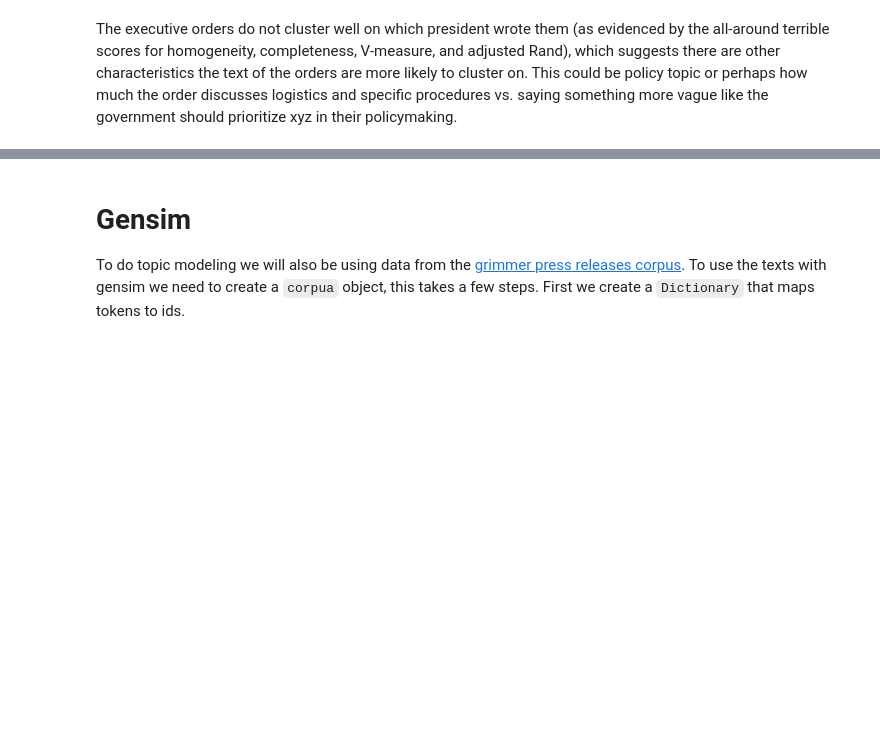
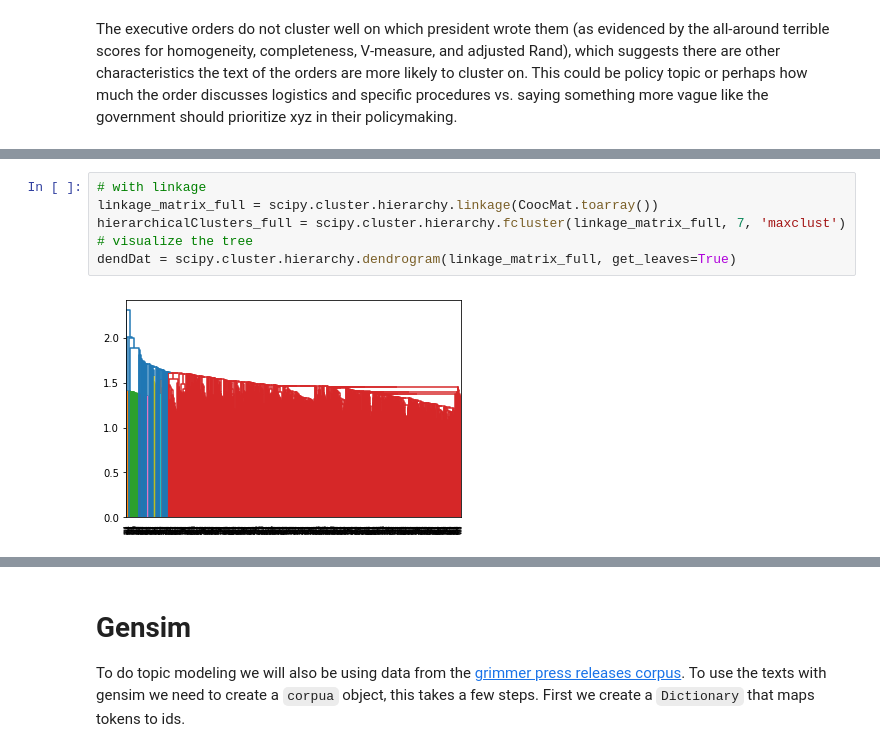
Before and after one commit to lilygrier/Homework-Notebooks, a Jupyter notebook: week-6/6-Discovering-Patterns-Clusters-and-Topics_lilygrier.ipynb, the cells around one changed output, grey strips where cells are left out. Cells and saved outputs as stored; diff of their text form; blank space fills up the shorter version.

```diff
--- a/week-6/6-Discovering-Patterns-Clusters-and-Topics_lilygrier.ipynb
+++ b/week-6/6-Discovering-Patterns-Clusters-and-Topics_lilygrier.ipynb
@@ -1221,0 +1265,8 @@ The executive orders do not cluster well on which president wrote them (as evide
+# %%
+# with linkage
+linkage_matrix_full = scipy.cluster.hierarchy.linkage(CoocMat.toarray())
+hierarchicalClusters_full = scipy.cluster.hierarchy.fcluster(linkage_matrix_full, 7, 'maxclust')
+# visualize the tree
+dendDat = scipy.cluster.hierarchy.dendrogram(linkage_matrix_full, get_leaves=True)
+# %% [output]
+[figure, added]
```
Also changed, not shown: parts of 33 cells of this notebook.
